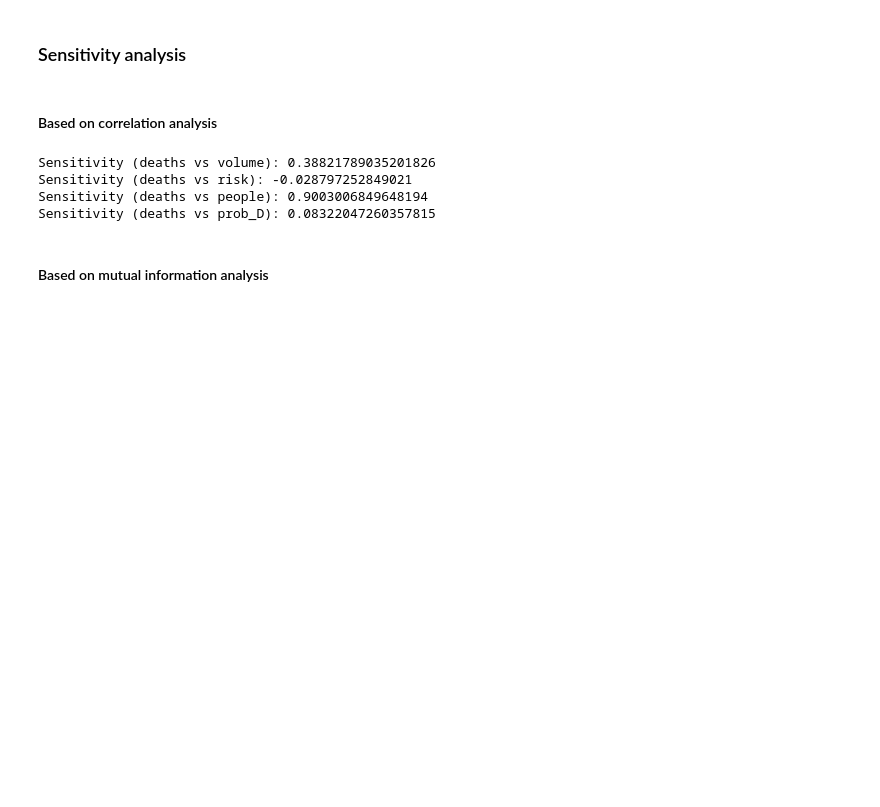
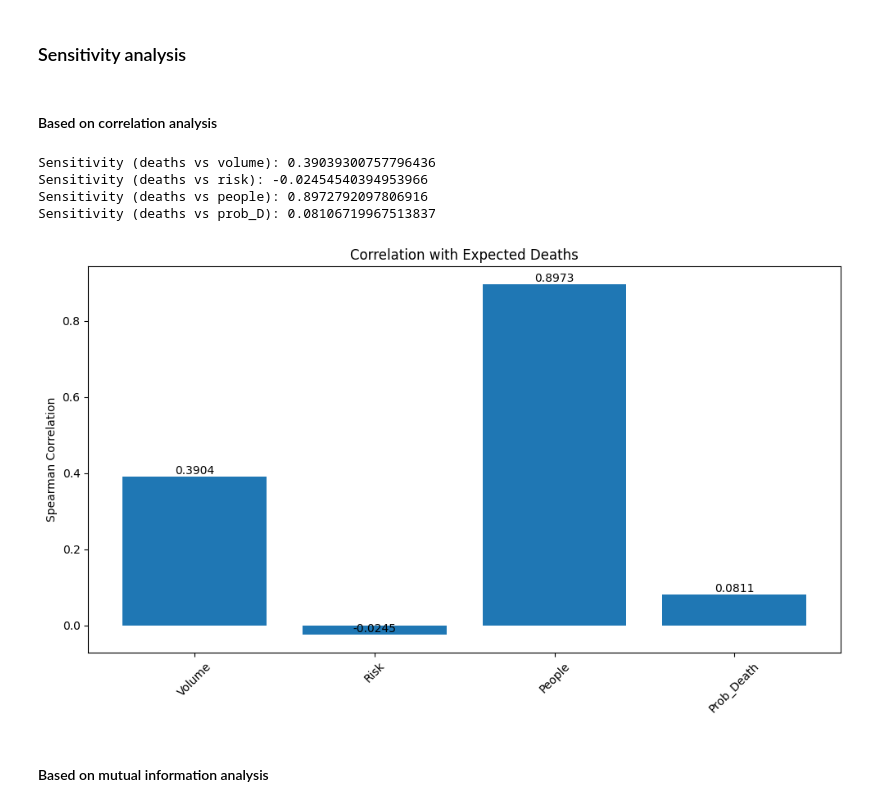
Before and after one commit to JsprLC/Project-Fire-risk-number-of-occupants-, a Jupyter notebook: 03Sensitivity_analysis.ipynb, the cells around one changed output. Cells and saved outputs as stored; diff of their text form; code cells hidden in the pictures; blank space fills up the shorter version.

```diff
--- a/03Sensitivity_analysis.ipynb
+++ b/03Sensitivity_analysis.ipynb
@@ -499,26 +493,45 @@ Elapsed time: 3.991935 seconds
 #### Based on correlation analysis
 # %%
 # Coorelation analysis
-volume = trace.posterior["volume"].values.flatten()
+volume_samples = trace.posterior["volume"].values.flatten()
 risk_samples = trace.posterior["risk"].values.flatten()
 people_samples = trace.posterior["people"].values.flatten()
 prob_D_samples = trace.posterior["prob_D"].values.flatten()
-
 deaths_samples = trace.posterior["deaths"].values.flatten()
 
-corr_v, _ = spearmanr(deaths_samples, volume)
+corr_v, _ = spearmanr(deaths_samples, volume_samples)
 print("Sensitivity (deaths vs volume):", corr_v)
 corr_r, _ = spearmanr(deaths_samples, risk_samples)
 print("Sensitivity (deaths vs risk):", corr_r)
 corr_p, _ = spearmanr(deaths_samples, people_samples)
 print("Sensitivity (deaths vs people):", corr_p)
 corr_D, _ = spearmanr(deaths_samples, prob_D_samples)
 print("Sensitivity (deaths vs prob_D):", corr_D)
+
+# Plot correlation values
+plt.figure(figsize=(10, 6))
+variables = ['Volume', 'Risk', 'People', 'Prob_Death']
+corr_values = [corr_v, corr_r, corr_p, corr_D]
+
+bars = plt.bar(variables, corr_values)
+plt.title('Correlation with Expected Deaths')
+plt.ylabel('Spearman Correlation')
+plt.xticks(rotation=45)
+# Add value labels on top of each bar
+for bar in bars:
+    height = bar.get_height()
+    plt.text(bar.get_x() + bar.get_width()/2., height,
+             f'{height:.4f}',
+             ha='center', va='bottom')
+
+plt.tight_layout()
+plt.show()
 # %% [output]
-Sensitivity (deaths vs volume): 0.38821789035201826
-Sensitivity (deaths vs risk): -0.028797252849021
-Sensitivity (deaths vs people): 0.9003006849648194
-Sensitivity (deaths vs prob_D): 0.08322047260357815
+Sensitivity (deaths vs volume): 0.39039300757796436
+Sensitivity (deaths vs risk): -0.02454540394953966
+Sensitivity (deaths vs people): 0.8972792097806916
+Sensitivity (deaths vs prob_D): 0.08106719967513837
+[figure, added]
 # %% [markdown]
 #### Based on mutual information analysis
 # %%
```
Also changed, not shown: parts of 3 cells of this notebook.
